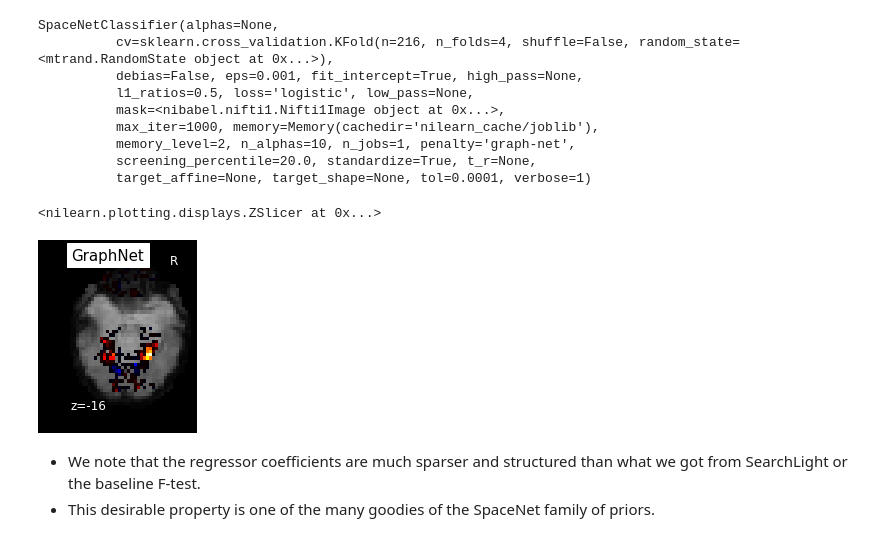
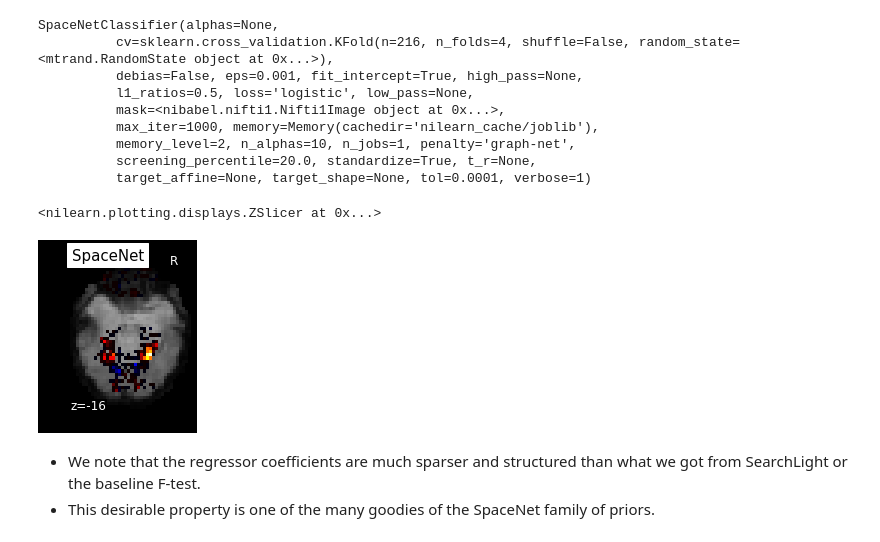
Before and after one commit to dohmatob/teaching, a Jupyter notebook: rwth_python/nilearn_tutorial.ipynb, the cells around one changed output. Cells and saved outputs as stored; diff of their text form; code cells hidden in the pictures.

```diff
--- a/rwth_python/nilearn_tutorial.ipynb
+++ b/rwth_python/nilearn_tutorial.ipynb
@@ -234,11 +236,11 @@ SpaceNetClassifier(alphas=None,
           target_affine=None, target_shape=None, tol=0.0001, verbose=1)
 # %%
 plot_stat_map(sn.coef_img_, mean_fmri,
-              title="GraphNet", display_mode="z", cut_coords=[-16],
+              title="SpaceNet", display_mode="z", cut_coords=[-16],
               colorbar=False)
 # %% [output]
 <nilearn.plotting.displays.ZSlicer at 0x...>
-[figure, old version]
+[figure, new version]
 # %% [markdown]
 * We note that the regressor coefficients are much sparser and structured than what we got from SearchLight or the baseline F-test.
 * This desirable property is one of the many goodies of the SpaceNet family of priors.
```
Also changed, not shown: parts of 1 cell of this notebook, 1 other file.
